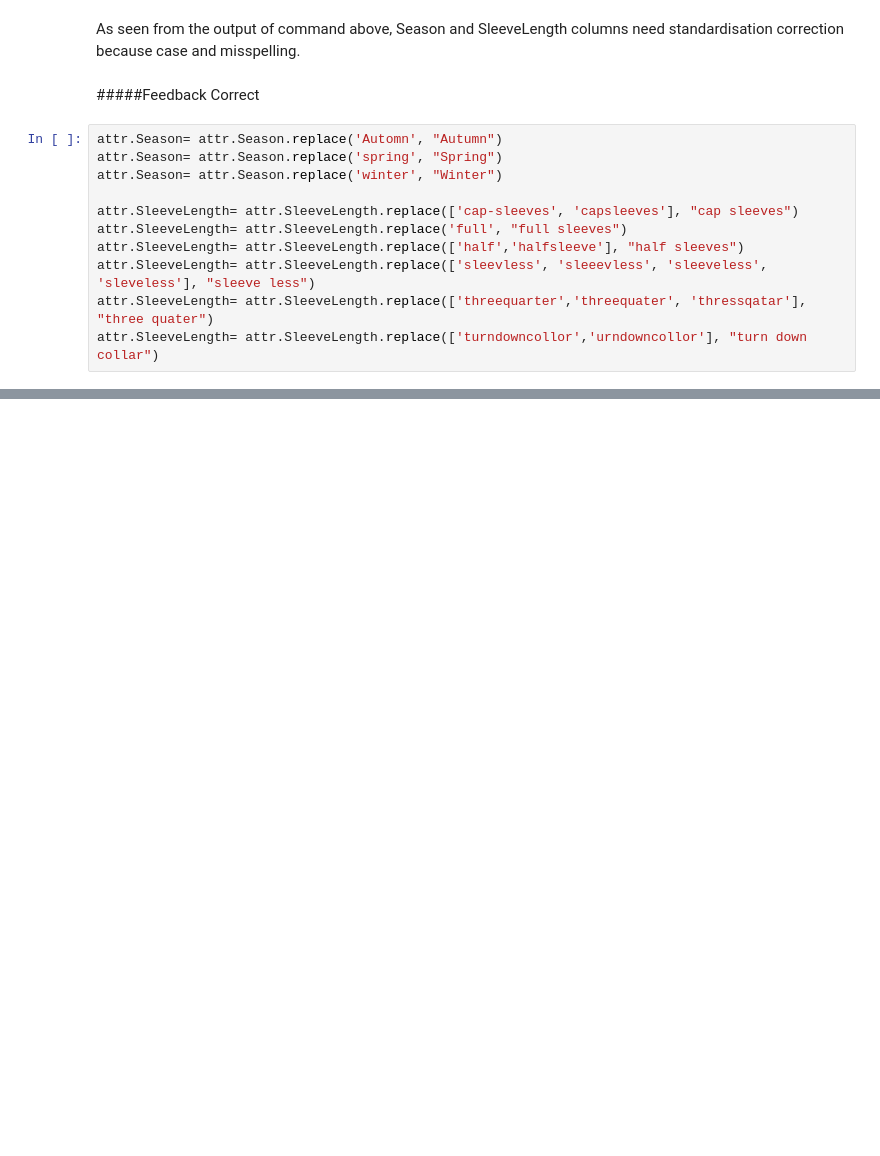
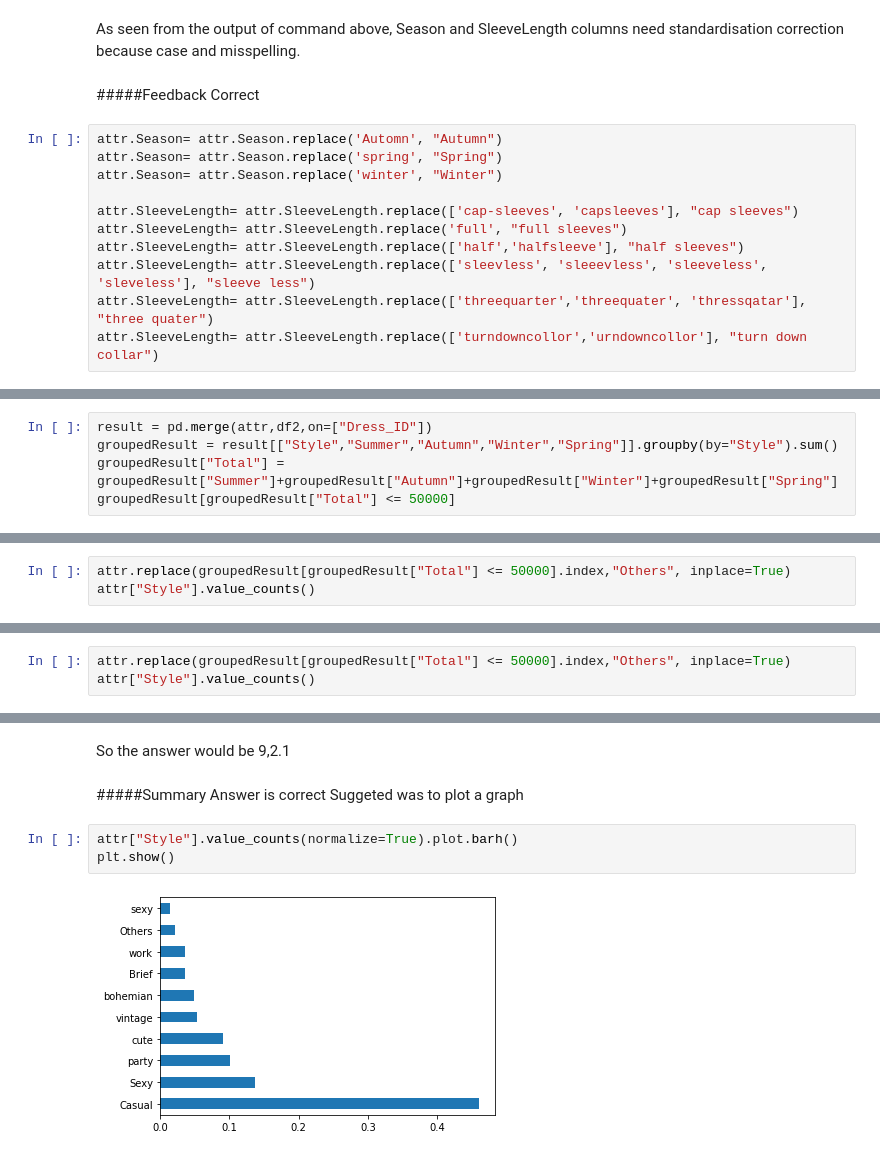
Before and after one commit to akhilkh1989/ml-algo, a Jupyter notebook: worksheets/EDAWorksheet.ipynb, the cells around one changed output, grey strips where cells are left out. Cells and saved outputs as stored; diff of their text form; blank space fills up the shorter version.

```diff
--- a/worksheets/EDAWorksheet.ipynb
+++ b/worksheets/EDAWorksheet.ipynb
@@ -516,0 +549,5 @@ attr.SleeveLength= attr.SleeveLength.replace(['turndowncollor','urndowncollor'],
+# %%
+result = pd.merge(attr,df2,on=["Dress_ID"])
+groupedResult = result[["Style","Summer","Autumn","Winter","Spring"]].groupby(by="Style").sum()
+groupedResult["Total"] = groupedResult["Summer"]+groupedResult["Autumn"]+groupedResult["Winter"]+groupedResult["Spring"]
+groupedResult[groupedResult["Total"] <= 50000]
@@ -516,0 +567,3 @@ attr.SleeveLength= attr.SleeveLength.replace(['turndowncollor','urndowncollor'],
+# %%
+attr.replace(groupedResult[groupedResult["Total"] <= 50000].index,"Others", inplace=True)
+attr["Style"].value_counts()
@@ -516,0 +590,3 @@ attr.SleeveLength= attr.SleeveLength.replace(['turndowncollor','urndowncollor'],
+# %%
+attr.replace(groupedResult[groupedResult["Total"] <= 50000].index,"Others", inplace=True)
+attr["Style"].value_counts()
@@ -516,0 +612,11 @@ attr.SleeveLength= attr.SleeveLength.replace(['turndowncollor','urndowncollor'],
+# %% [markdown]
+So the answer would be 9,2.1
+# %% [markdown]
+#####Summary
+Answer is correct
+Suggeted was to plot a graph
+# %%
+attr["Style"].value_counts(normalize=True).plot.barh()
+plt.show()
+# %% [output]
+[figure, added]
```
Also changed, not shown: parts of 29 cells of this notebook.
